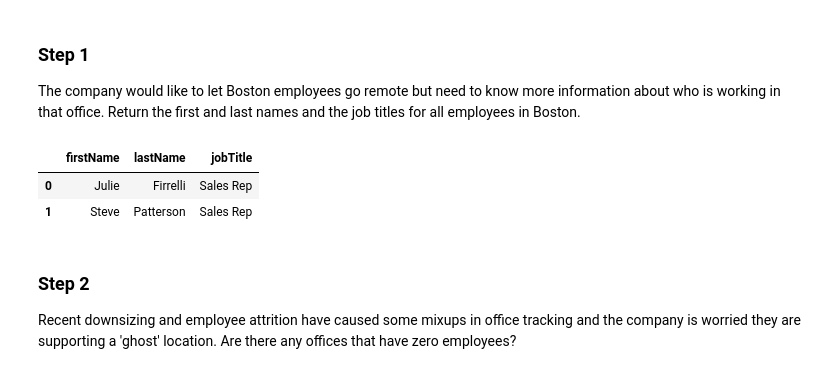
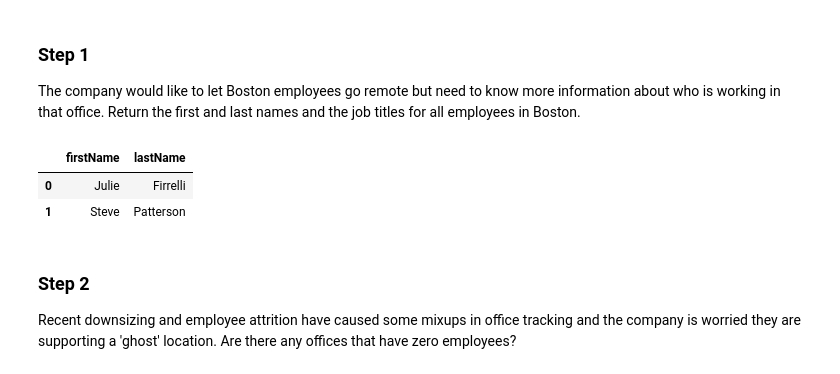
Before and after one commit to janemurungi2-creator/DS_Course1_Week1_Module3_SQLTables, a Jupyter notebook: SQLJoinsSubQueriesLab.ipynb, the cells around one changed output. Drawn from its saved outputs; the diff is of its cells as text; code cells hidden in the pictures.

```diff
--- a/SQLJoinsSubQueriesLab.ipynb
+++ b/SQLJoinsSubQueriesLab.ipynb
@@ -57,17 +57,17 @@ The company would like to let Boston employees go remote but need to know more i
 # %%
 # CodeGrade step1
 # Replace None with your code
 df_boston = pd.read_sql("""
-SELECT e.firstName,e.lastName,e.jobTitle
+SELECT e.firstName,e.lastName
 FROM employees e
 JOIN offices o ON e.officeCode = o.officeCode
 WHERE o.city = 'Boston'
 """,conn)
 df_boston
 # %% [output]
-|  | firstName | lastName | jobTitle |
-| 0 | Julie | Firrelli | Sales Rep |
-| 1 | Steve | Patterson | Sales Rep |
+|  | firstName | lastName |
+| 0 | Julie | Firrelli |
+| 1 | Steve | Patterson |
 # %% [markdown]
 ### Step 2
 
```
Also changed, not shown: parts of 2 cells of this notebook.
